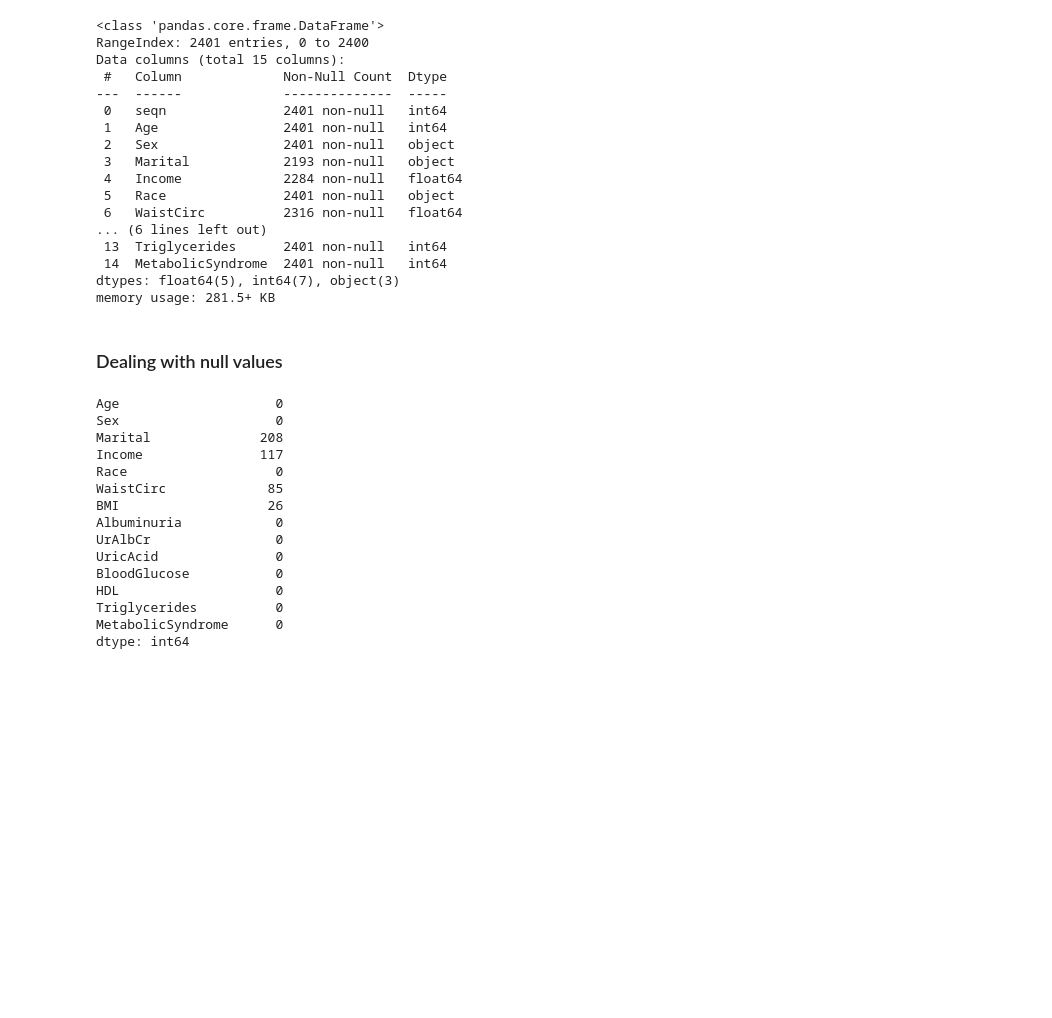
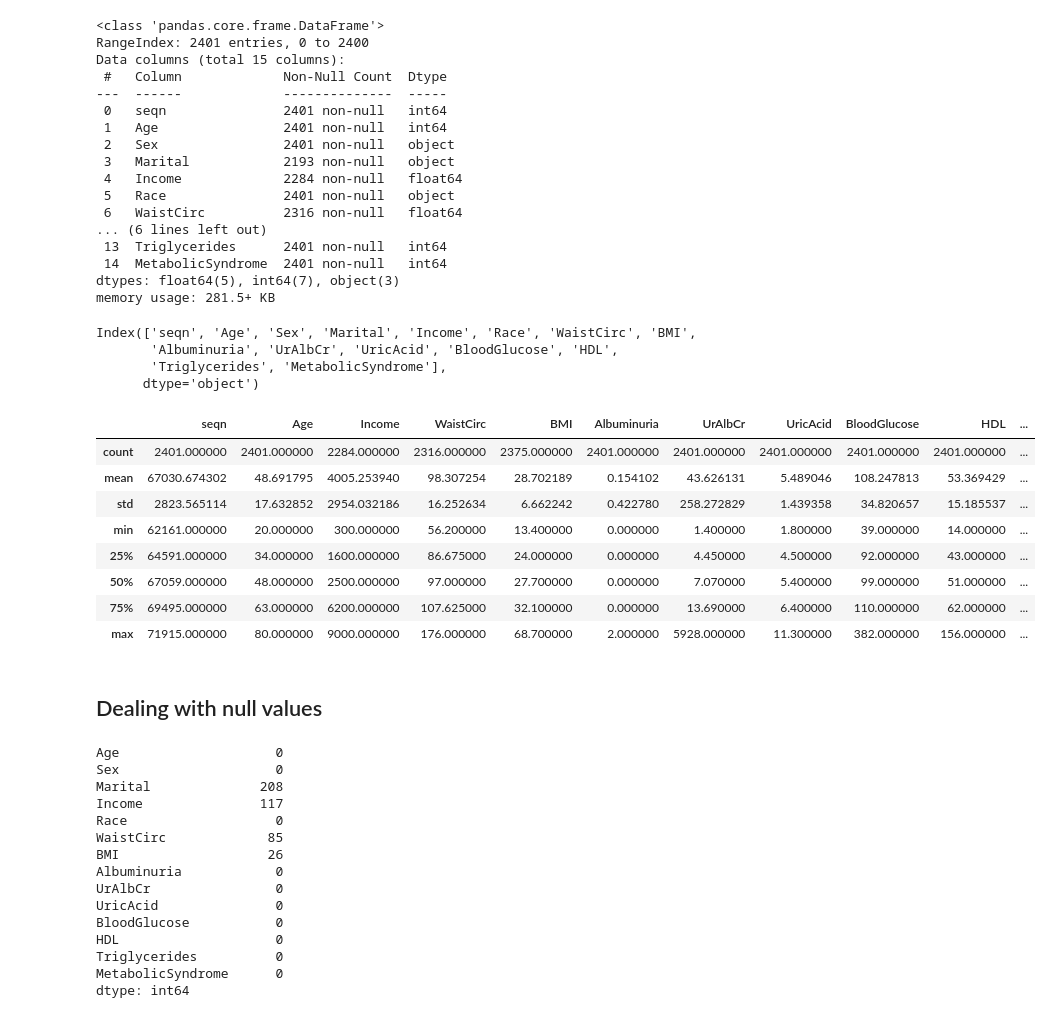
Before and after one commit to eekom-research/Lighthouse-Midterm-Project, a Jupyter notebook: notebook/data_cleaning.ipynb, the cells around one changed output. Cells and saved outputs as stored; diff of their text form; code cells hidden in the pictures; blank space fills up the shorter version.

```diff
--- a/notebook/data_cleaning.ipynb
+++ b/notebook/data_cleaning.ipynb
@@ -28,6 +46,25 @@ Data columns (total 15 columns):
  14  MetabolicSyndrome  2401 non-null   int64
 dtypes: float64(5), int64(7), object(3)
 memory usage: 281.5+ KB
+# %%
+raw_df.columns
+# %% [output]
+Index(['seqn', 'Age', 'Sex', 'Marital', 'Income', 'Race', 'WaistCirc', 'BMI',
+       'Albuminuria', 'UrAlbCr', 'UricAcid', 'BloodGlucose', 'HDL',
+       'Triglycerides', 'MetabolicSyndrome'],
+      dtype='object')
+# %%
+raw_df.describe()
+# %% [output]
+|  | seqn | Age | Income | WaistCirc | BMI | Albuminuria | UrAlbCr | UricAcid | BloodGlucose | HDL | ... |
+| count | 2401.000000 | 2401.000000 | 2284.000000 | 2316.000000 | 2375.000000 | 2401.000000 | 2401.000000 | 2401.000000 | 2401.000000 | 2401.000000 | ... |
+| mean | 67030.674302 | 48.691795 | 4005.253940 | 98.307254 | 28.702189 | 0.154102 | 43.626131 | 5.489046 | 108.247813 | 53.369429 | ... |
+| std | 2823.565114 | 17.632852 | 2954.032186 | 16.252634 | 6.662242 | 0.422780 | 258.272829 | 1.439358 | 34.820657 | 15.185537 | ... |
+| min | 62161.000000 | 20.000000 | 300.000000 | 56.200000 | 13.400000 | 0.000000 | 1.400000 | 1.800000 | 39.000000 | 14.000000 | ... |
+| 25% | 64591.000000 | 34.000000 | 1600.000000 | 86.675000 | 24.000000 | 0.000000 | 4.450000 | 4.500000 | 92.000000 | 43.000000 | ... |
+| 50% | 67059.000000 | 48.000000 | 2500.000000 | 97.000000 | 27.700000 | 0.000000 | 7.070000 | 5.400000 | 99.000000 | 51.000000 | ... |
+| 75% | 69495.000000 | 63.000000 | 6200.000000 | 107.625000 | 32.100000 | 0.000000 | 13.690000 | 6.400000 | 110.000000 | 62.000000 | ... |
+| max | 71915.000000 | 80.000000 | 9000.000000 | 176.000000 | 68.700000 | 2.000000 | 5928.000000 | 11.300000 | 382.000000 | 156.000000 | ... |
 # %%
 # categorical variables = ['Sex','Marital','Race']
 # %%
@@ -37,5 +76,5 @@ raw_df =  raw_df[desired_columns]
 # %% [markdown]
-### Dealing with null values
+## Dealing with null values
 # %%
 raw_df.isnull().sum()
 # %% [output]
```
Also changed, not shown: parts of 39 cells of this notebook, 6 other files.
